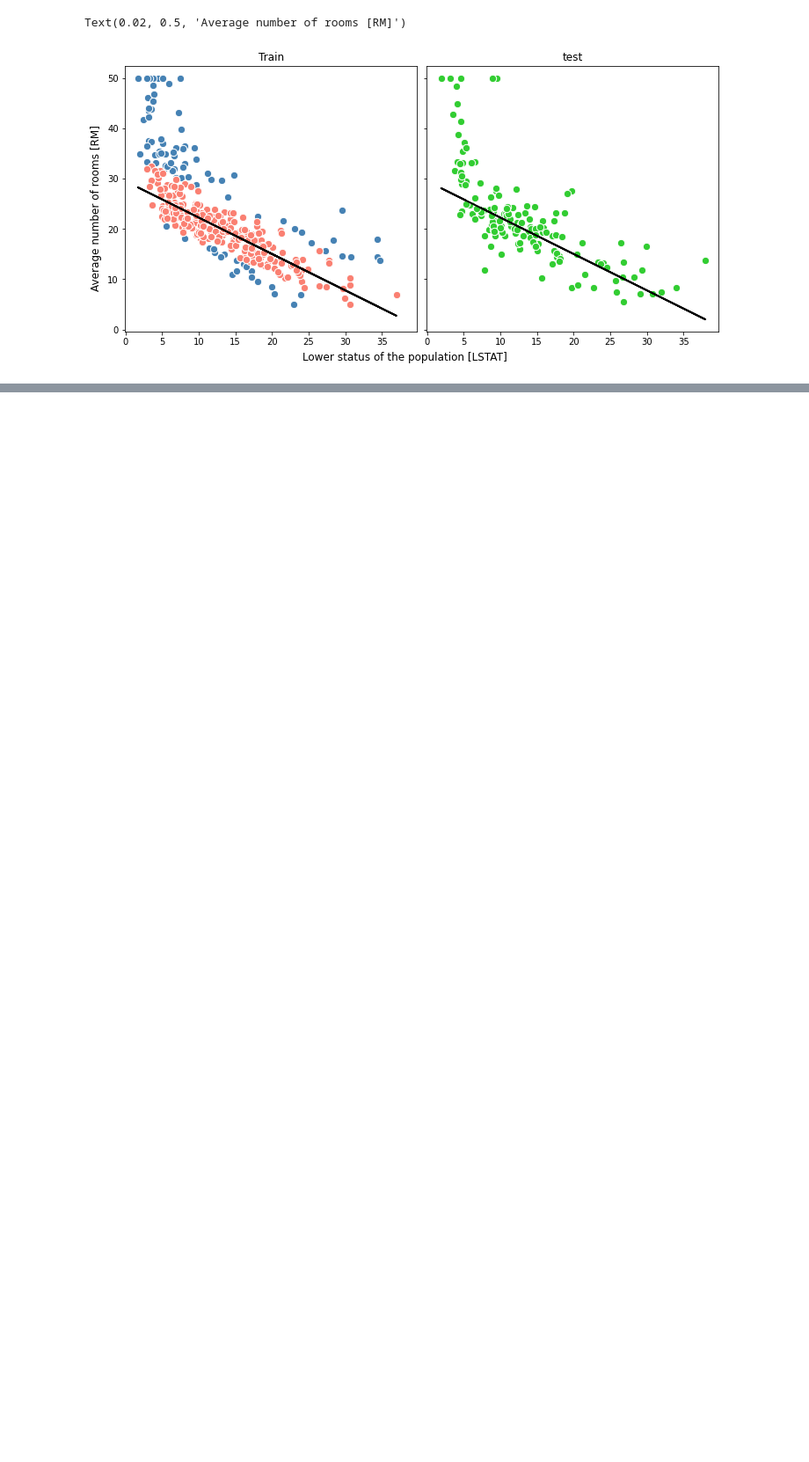
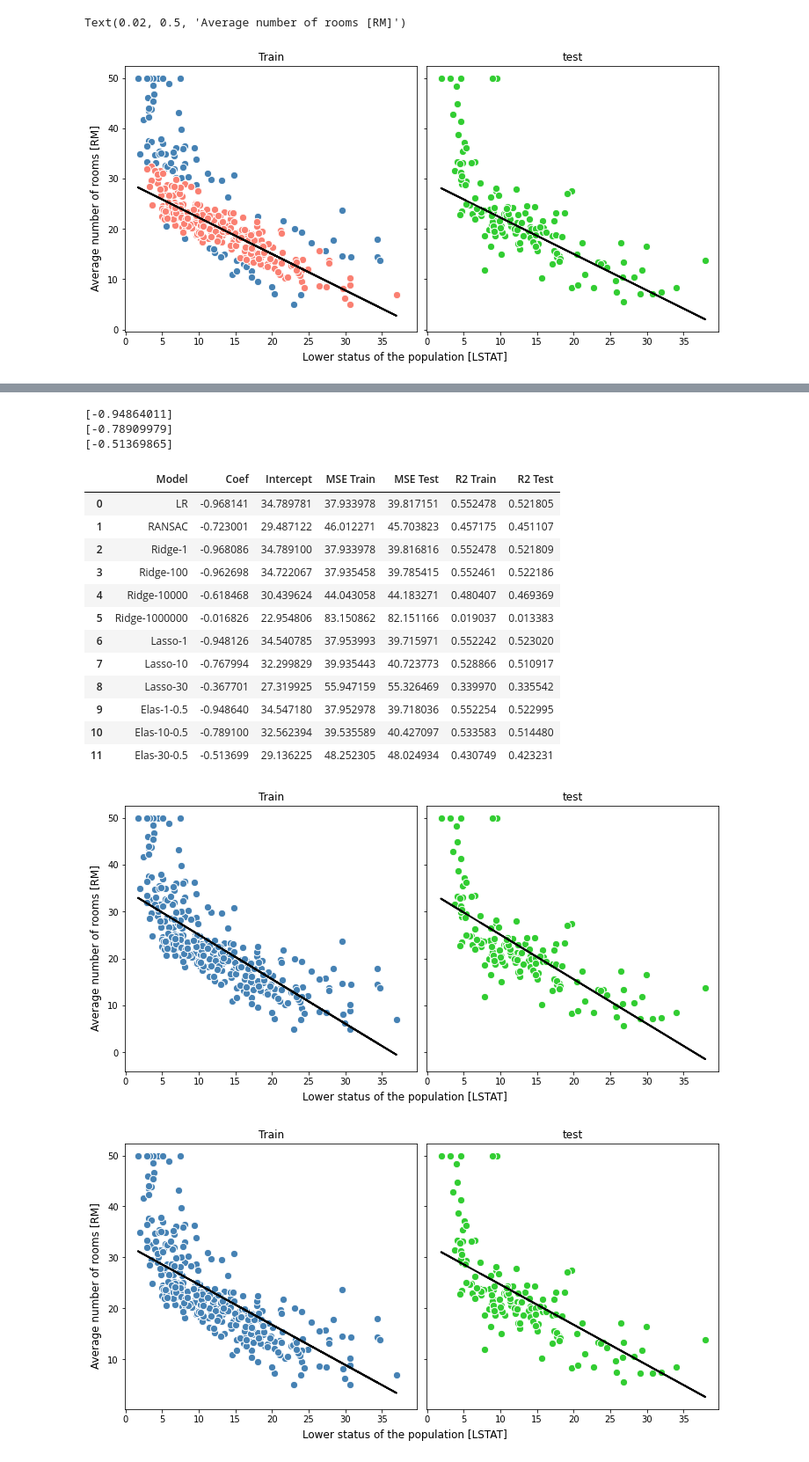
Before and after one commit to ie-ai-class/smart-tech-2564-2, a Jupyter notebook: Topic 05 - Regression/T11.ipynb, the cells around one changed output, grey strips where cells are left out. Shown at 88% size. Cells and saved outputs as stored; diff of their text form; code cells hidden in the pictures; blank space fills up the shorter version.

```diff
--- a/Topic 05 - Regression/T11.ipynb
+++ b/Topic 05 - Regression/T11.ipynb
@@ -195,0 +273,38 @@ print(lasso.coef_)
+# %%
+from sklearn.linear_model import ElasticNet
+
+alphas = [1, 10, 30]
+ratios = [0.5, 0.5, 0.5]
+
+for alpha, ratio in zip(alphas, ratios):
+    elas = ElasticNet(alpha=alpha, l1_ratio=ratio)
+    dfAll = run_model(
+        model=elas,
+        model_name=f"Elas-{alpha}-{ratio}",
+        X_train=X_train,
+        y_train=y_train,
+        X_test=X_test,
+        y_test=y_test,
+        df=dfAll,
+    )
+
+display(dfAll)
+# %% [output]
+[-0.94864011]
+[-0.78909979]
+[-0.51369865]
+|  | Model | Coef | Intercept | MSE Train | MSE Test | R2 Train | R2 Test |
+| 0 | LR | -0.968141 | 34.789781 | 37.933978 | 39.817151 | 0.552478 | 0.521805 |
+| 1 | RANSAC | -0.723001 | 29.487122 | 46.012271 | 45.703823 | 0.457175 | 0.451107 |
+| 2 | Ridge-1 | -0.968086 | 34.789100 | 37.933978 | 39.816816 | 0.552478 | 0.521809 |
+| 3 | Ridge-100 | -0.962698 | 34.722067 | 37.935458 | 39.785415 | 0.552461 | 0.522186 |
+| 4 | Ridge-10000 | -0.618468 | 30.439624 | 44.043058 | 44.183271 | 0.480407 | 0.469369 |
+| 5 | Ridge-1000000 | -0.016826 | 22.954806 | 83.150862 | 82.151166 | 0.019037 | 0.013383 |
+| 6 | Lasso-1 | -0.948126 | 34.540785 | 37.953993 | 39.715971 | 0.552242 | 0.523020 |
+| 7 | Lasso-10 | -0.767994 | 32.299829 | 39.935443 | 40.723773 | 0.528866 | 0.510917 |
+| 8 | Lasso-30 | -0.367701 | 27.319925 | 55.947159 | 55.326469 | 0.339970 | 0.335542 |
+| 9 | Elas-1-0.5 | -0.948640 | 34.547180 | 37.952978 | 39.718036 | 0.552254 | 0.522995 |
+| 10 | Elas-10-0.5 | -0.789100 | 32.562394 | 39.535589 | 40.427097 | 0.533583 | 0.514480 |
+| 11 | Elas-30-0.5 | -0.513699 | 29.136225 | 48.252305 | 48.024934 | 0.430749 | 0.423231 |
+[figure, added]
+[figure, added]
```
Also changed, not shown: parts of 16 cells of this notebook, 6 other files.
